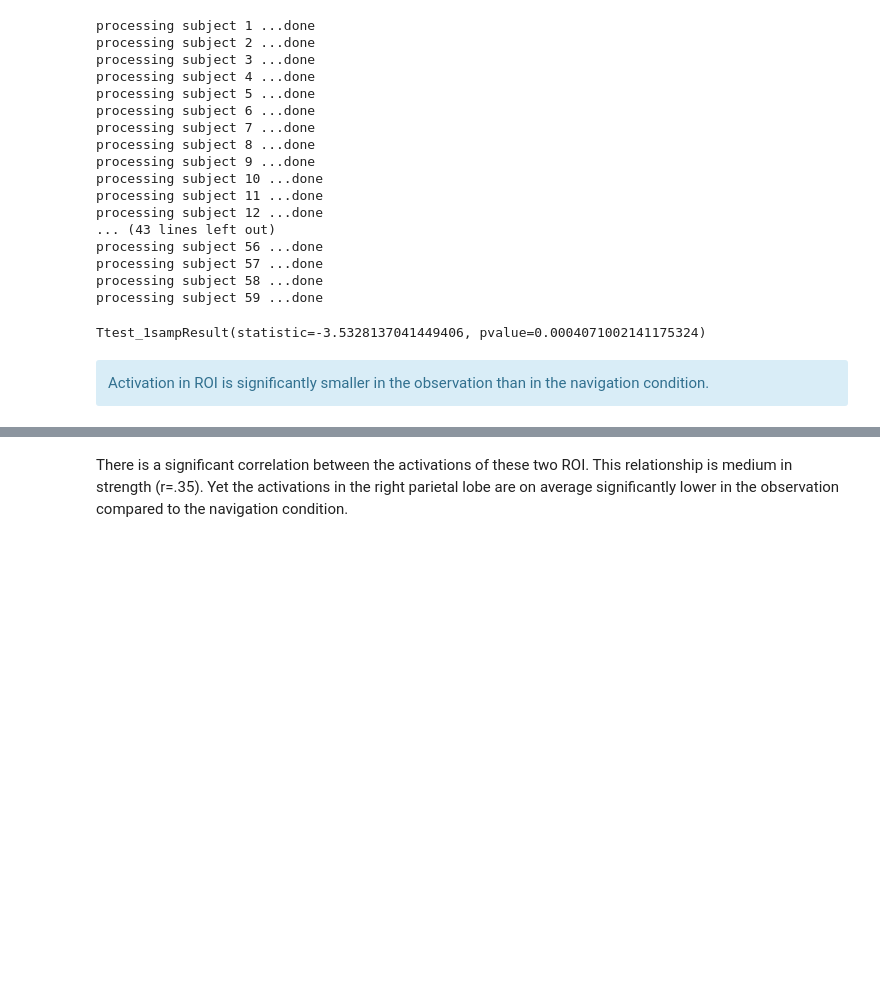
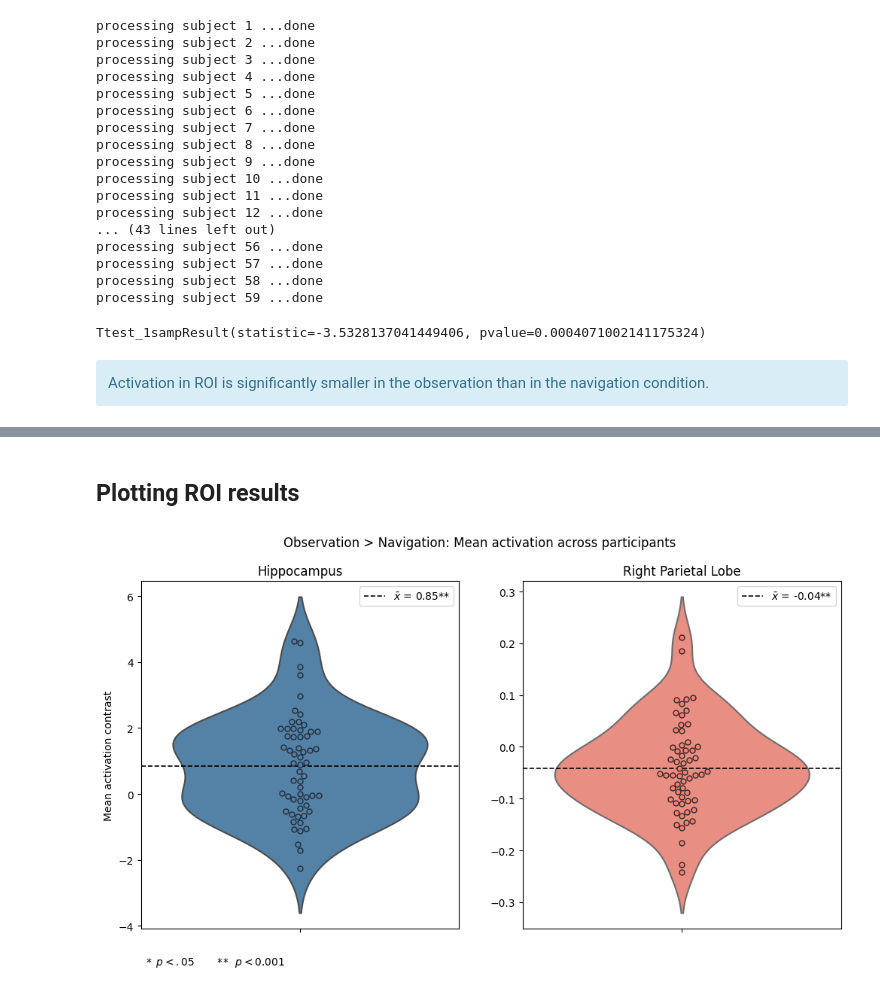
Before and after one commit to dominikpegler/tewa2-neuroimaging, a Jupyter notebook: assignments/group/Group assignment.ipynb, the cells around one changed output, grey strips where cells are left out. Saved outputs shown, nothing was run; the diff lists cells and outputs as text; code cells hidden in the pictures; blank space fills up the shorter version.

```diff
--- a/assignments/group/Group assignment.ipynb
+++ b/assignments/group/Group assignment.ipynb
@@ -50,8 +50,8 @@ config.update_config(
 )
 
 contrast_dir_dict = {
-    "navigation > baseline * cumulative distance error (vm)": "navigation",
-    "obervation > baseline * cumulative distance error (vm)": "other",
+    "navigation > baseline": "navigation",
+    "observation > baseline": "other",
     "observation > navigation": "other-self",
     "?": "self",
     "navigation > observation": "self-other",
@@ -521,7 +513,7 @@ fig.savefig(
 # %% [markdown]
 ### Define data and distance matrix
 # %%
-chosen_contrast = "obervation > baseline * cumulative distance error (vm)"
+chosen_contrast = "observation > baseline"
 
 cmaps = get_cmaps(chosen_contrast)
 
@@ -858,2 +778,68 @@ plt.legend()
-# %% [markdown]
-There is a significant correlation between the activations of these two ROI. This relationship is medium in strength (r=.35). Yet the activations in the right parietal lobe are on average significantly lower in the observation compared to the navigation condition.
+# %% [markdown]
+## Plotting ROI results
+# %%
+def p_to_stars(p_val):
+    """
+
+    Takes in p-value and returns
+    significance-asterisks
+
+    """
+    if p_val < 0.001:
+        return "**"
+    elif p_val < 0.05:
+        return "*"
+    else:
+        return ""
+
+
+_, p1 = ttest_1samp(hipp_means, 0, alternative="greater")
+_, p2 = ttest_1samp(pc_means, 0, alternative="less")
+
+
+# figure for both plots
+fig, axs = plt.subplots(1, 2, figsize=(12, 6))
+
+# plot 1
+ax1s = sns.swarmplot(
+    y=hipp_means, color="steelblue", ax=axs[0], edgecolor="#2b2b2b", linewidth=1
+)
+ax1 = sns.violinplot(y=hipp_means, color="steelblue", ax=axs[0], inner=None)
+
+ax1.axhline(
+    np.mean(hipp_means),
+    label="$x̄ $ = " + f"{np.mean(hipp_means):.2f}{p_to_stars(p1)}",
+    color="black",
+    linestyle="--",
+    lw=1.2,
+)
+ax1.set_title("Hippocampus")
+ax1.set_ylabel("Mean activation contrast")
+ax1.legend()
+
+# plot 2
+ax2s = sns.swarmplot(
+    y=pc_means, color="salmon", ax=axs[1], edgecolor="#2b2b2b", linewidth=1
+)
+ax2 = sns.violinplot(y=pc_means, color="salmon", ax=axs[1], inner=None)
+ax2.axhline(
+    np.mean(pc_means),
+    label="$x̄ $ = " + f"{np.mean(pc_means):.2f}{p_to_stars(p2)}",
+    color="black",
+    linestyle="--",
+    lw=1.2,
+)
+ax2.set_title("Right Parietal Lobe")
+ax2.legend()
+fig.suptitle("Observation > Navigation: Mean activation across participants")
+fig.text(
+    0.13,
+    0.05,
+    r"$* \hspace{0.5} p < .05 \hspace{2} * \hspace{-0.3} * \hspace{0.5} p < 0.001$",
+    va="top",
+    ha="left",
+    fontsize=10,
+)
+fig.savefig("figure_roi_violins.png", dpi=200)
+# %% [output]
+[figure, added]
```
Also changed, not shown: parts of 27 cells of this notebook.
